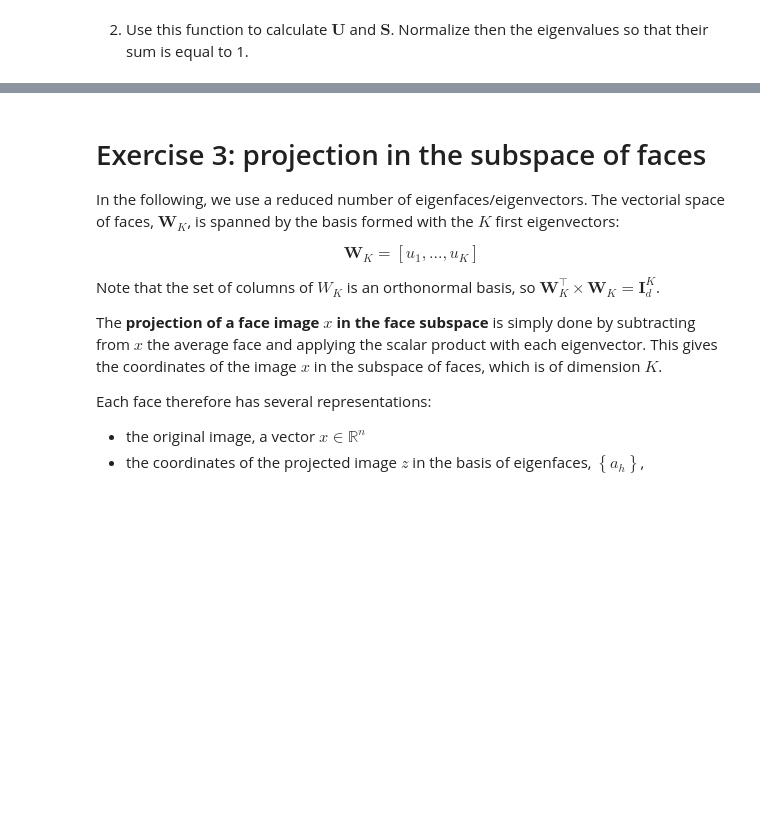
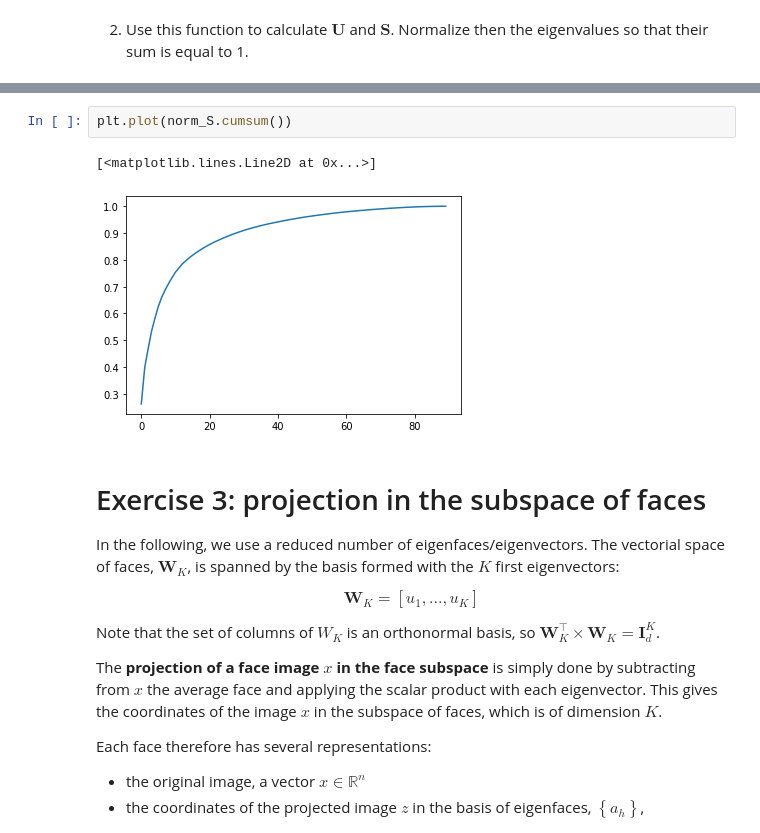
Before and after one commit to CharlesAttend/M1-S1-DAC, a Jupyter notebook: BIMA/TME/TME9-10/TME9-10.ipynb, the cells around one changed output, grey strips where cells are left out. Cells and saved outputs as stored; diff of their text form; blank space fills up the shorter version.

```diff
--- a/BIMA/TME/TME9-10/TME9-10.ipynb
+++ b/BIMA/TME/TME9-10/TME9-10.ipynb
@@ -186,6 +248,11 @@ def eigenfaces(Xc):
 
 ![Figure_5.png](./figs/Figure_5.png)
 <center>Figure 5: cumulative sum of eigenvalues</center>
+# %%
+plt.plot(norm_S.cumsum())
+# %% [output]
+[<matplotlib.lines.Line2D at 0x...>]
+[figure, added]
 # %% [markdown]
 # Exercise 3: projection in the subspace of faces
 
```
Also changed, not shown: parts of 20 cells of this notebook.
